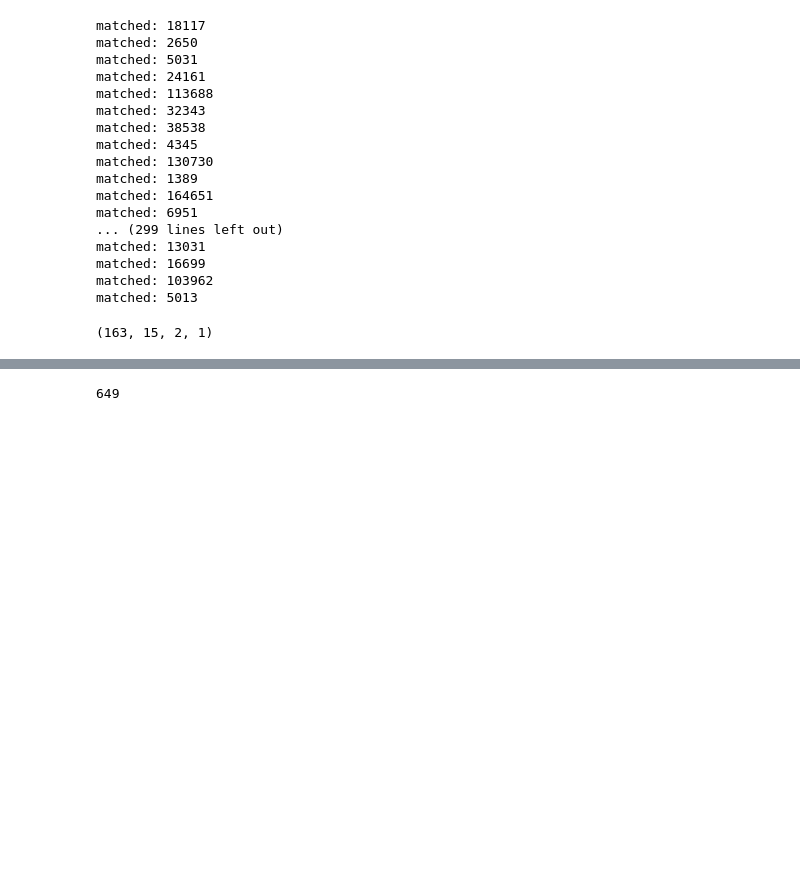
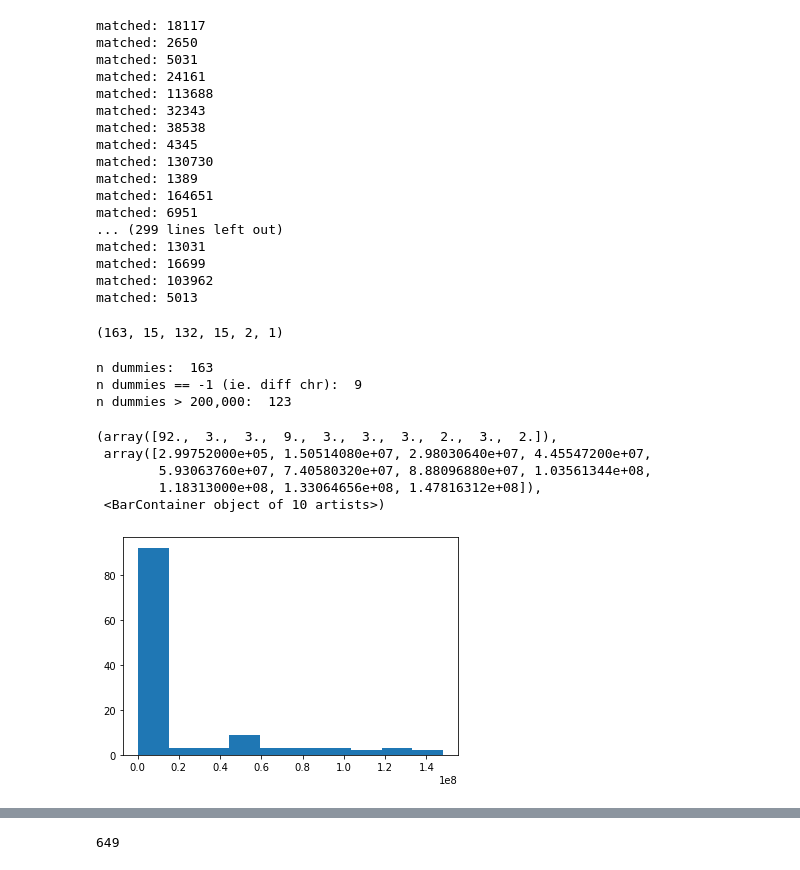
Before and after one commit to Zhaoyang-Jia/KarComparator, a Jupyter notebook: new_data_files/extract_statistics.ipynb, the cells around one changed output, grey strips where cells are left out. Drawn from its saved outputs; the diff is of its cells as text; code cells hidden in the pictures; blank space fills up the shorter version.

Commit message:
dummy edge distance analyses + event analyses, updated a few typo in the KarSim file from constitutional diseases' log

```diff
--- a/new_data_files/extract_statistics.ipynb
+++ b/new_data_files/extract_statistics.ipynb
@@ -57,6 +57,10 @@ df = pd.DataFrame(data)
 karsim_file_prefix = 'KarSimulator/'
 df['event_chr'] = df['file_name'].apply(lambda x: list(get_event_chr(karsim_file_prefix + x + '.kt.txt')))
 df['event_chr'] = df['event_chr'].apply(lambda x: [entry[:-1] for entry in x])
+
+df['histories'] = df.apply(lambda x: get_history_events(karsim_file_prefix + x['file_name'] + '.kt.txt',
+														x['origin_chr']), axis=1)
+df['n_events'] = df.apply(lambda row: iterative_count_events(row), axis=1)
 # %%
 ## n_files with different number of Chr
 
@@ -168,7 +172,7 @@ matched: 16699
 matched: 103962
 matched: 5013
 # %%
-df[['n_dummies', 'n_leftover_dummies', 'n_seg_changed', 'n_leftover_segchange']] = df.apply(lambda row: pd.Series(iterative_check_labeled_edges_in_residual_graph(row)), axis=1)
+df[['n_dummies', 'n_leftover_dummies', 'n_seg_changed', 'n_leftover_segchange', 'n_significant_dummies', 'n_leftover_significant_dummies']] = df.apply(lambda row: pd.Series(iterative_check_labeled_edges_in_residual_graph(row)), axis=1)
 # %% [output]
 matched: 18117
 matched: 2650
@@ -193,8 +197,29 @@ total_dummies = df['n_dummies'].sum()
 total_leftover_dummies = df['n_leftover_dummies'].sum()
 n_seg_changed = df['n_seg_changed'].sum()
 n_leftover_segchange = df['n_leftover_segchange'].sum()
-total_dummies, total_leftover_dummies, n_seg_changed, n_leftover_segchange
+total_significant_dummies = df['n_significant_dummies'].sum()
+total_leftover_significant_dummies = df['n_leftover_significant_dummies'].sum()
+total_dummies, total_leftover_dummies, total_significant_dummies, total_leftover_significant_dummies, n_seg_changed, n_leftover_segchange
 # %% [output]
-(163, 15, 2, 1)
+(163, 15, 132, 15, 2, 1)
 # %%
 df['dummy_distance'] = df.apply(lambda row: iterative_get_dummy_lengths(row), axis=1)
+# %%
+dummy_distances = []
+for index, value in df['dummy_distance'].iteritems():
+    dummy_distances += value
+dummy_distances = np.array(dummy_distances)
+print('n dummies: ', len(dummy_distances))
+print('n dummies == -1 (ie. diff chr): ', np.count_nonzero(dummy_distances == -1))
+print('n dummies > 200,000: ', len(dummy_distances[dummy_distances > 200000]))
+plt.hist(dummy_distances[dummy_distances > 200000])
+# %% [output]
+n dummies:  163
+n dummies == -1 (ie. diff chr):  9
+n dummies > 200,000:  123
+(array([92.,  3.,  3.,  9.,  3.,  3.,  3.,  2.,  3.,  2.]),
+ array([2.99752000e+05, 1.50514080e+07, 2.98030640e+07, 4.45547200e+07,
+        5.93063760e+07, 7.40580320e+07, 8.88096880e+07, 1.03561344e+08,
+        1.18313000e+08, 1.33064656e+08, 1.47816312e+08]),
+ <BarContainer object of 10 artists>)
+[figure, added]
```
Also changed, not shown: parts of 3 cells of this notebook, 11 other files.
